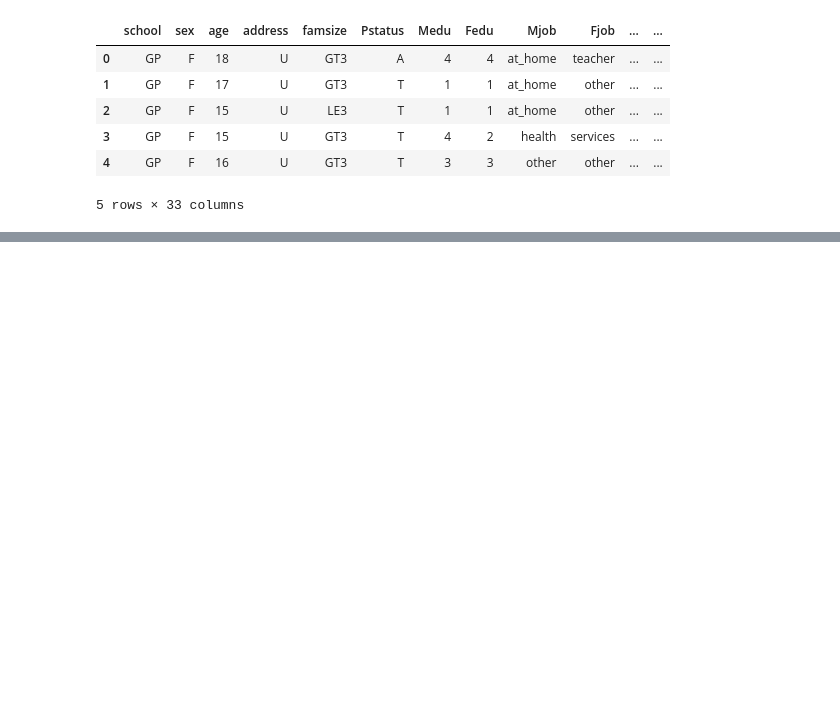
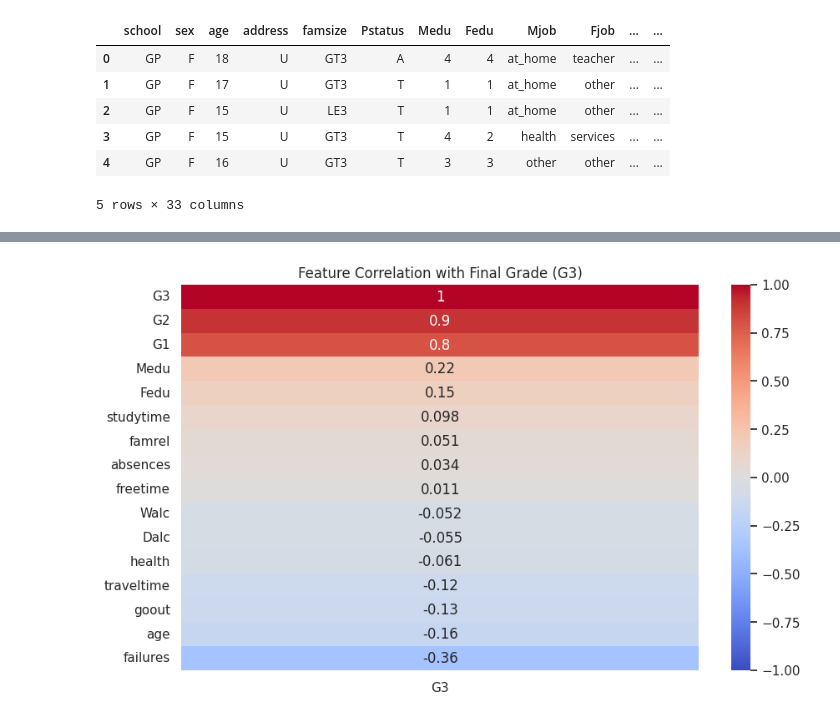
Before and after one commit to khalifa-4619/student-performance-ml, a Jupyter notebook: notebooks/eda.ipynb, the cells around one changed output, grey strips where cells are left out. Cells and saved outputs as stored; diff of their text form; code cells hidden in the pictures; blank space fills up the shorter version.

Commit message:
feat: complete initial EDA and feature correlation analysis on student-mat

```diff
--- a/notebooks/eda.ipynb
+++ b/notebooks/eda.ipynb
@@ -14,0 +69,11 @@ df.head()
+# %%
+# Correlation Analysis (Feature Selection)
+numerical_df = df.select_dtypes(include=[np.number])
+correlation_matrix = numerical_df.corr()
+# %%
+# Plot the heatmap focusing on how variables correlate with G3
+sns.heatmap(correlation_matrix[['G3']].sort_values(by='G3', ascending=False), annot=True, cmap='coolwarm', vmin=-1, vmax=1)
+plt.title('Feature Correlation with Final Grade (G3)')
+plt.show()
+# %% [output]
+[figure, added]
```
Also changed, not shown: parts of 8 cells of this notebook.
